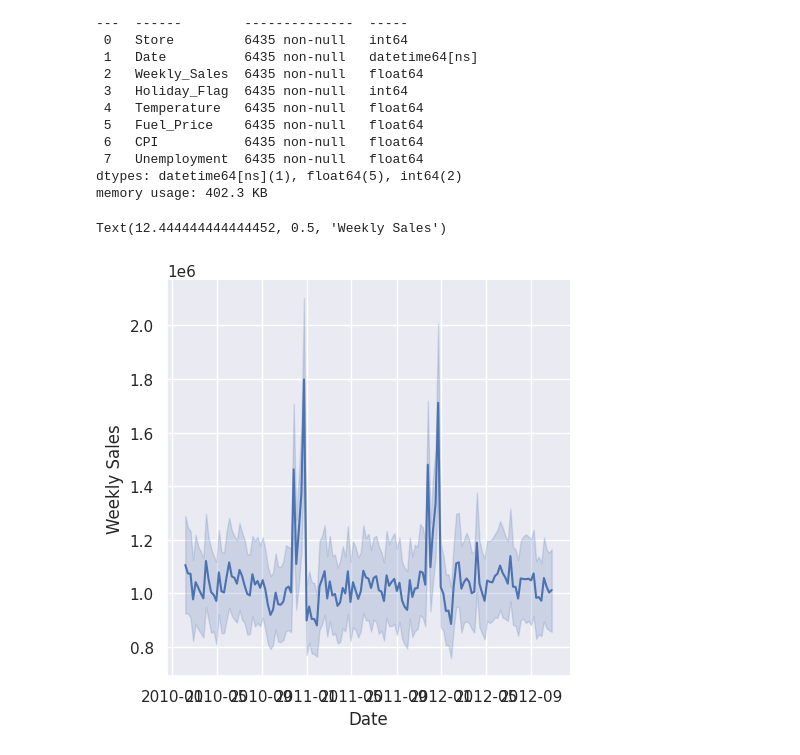
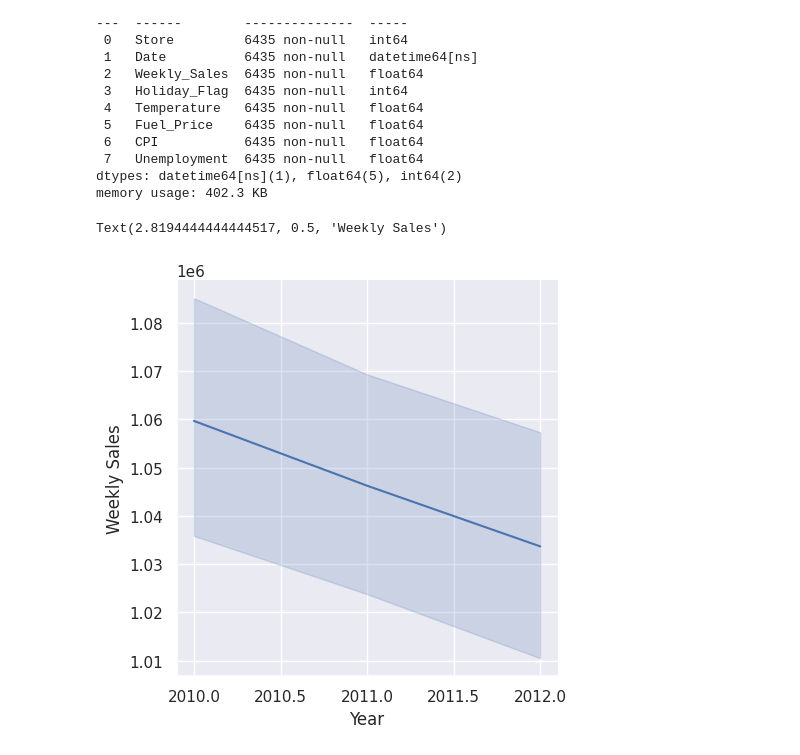
Before and after one commit to pullz6/Retail_Prediction, a Jupyter notebook: Retail_Forecasting.ipynb, the cells around one changed output. Saved outputs shown, nothing was run; the diff lists cells and outputs as text; code cells hidden in the pictures.

```diff
--- a/Retail_Forecasting.ipynb
+++ b/Retail_Forecasting.ipynb
@@ -100,10 +100,13 @@ dtypes: datetime64[ns](1), float64(5), int64(2)
 memory usage: 402.3 KB
 # %%
 df.sort_values(by='Date',inplace=True)
+# %%
+df["Year"] = df["Date"].dt.year
+df["Month"] = df["Date"].dt.month
 # %%
-sns.relplot(data=df, x="Date", y="Weekly_Sales", kind="line")
-plt.xlabel('Date')
+sns.relplot(data=df, x="Year", y="Weekly_Sales", kind="line")
+plt.xlabel('Year')
 plt.ylabel('Weekly Sales')
 # %% [output]
-Text(12.444444444444452, 0.5, 'Weekly Sales')
+Text(2.8194444444444517, 0.5, 'Weekly Sales')
-[figure, old version]
+[figure, new version]
```
Also changed, not shown: parts of 1 cell of this notebook.
